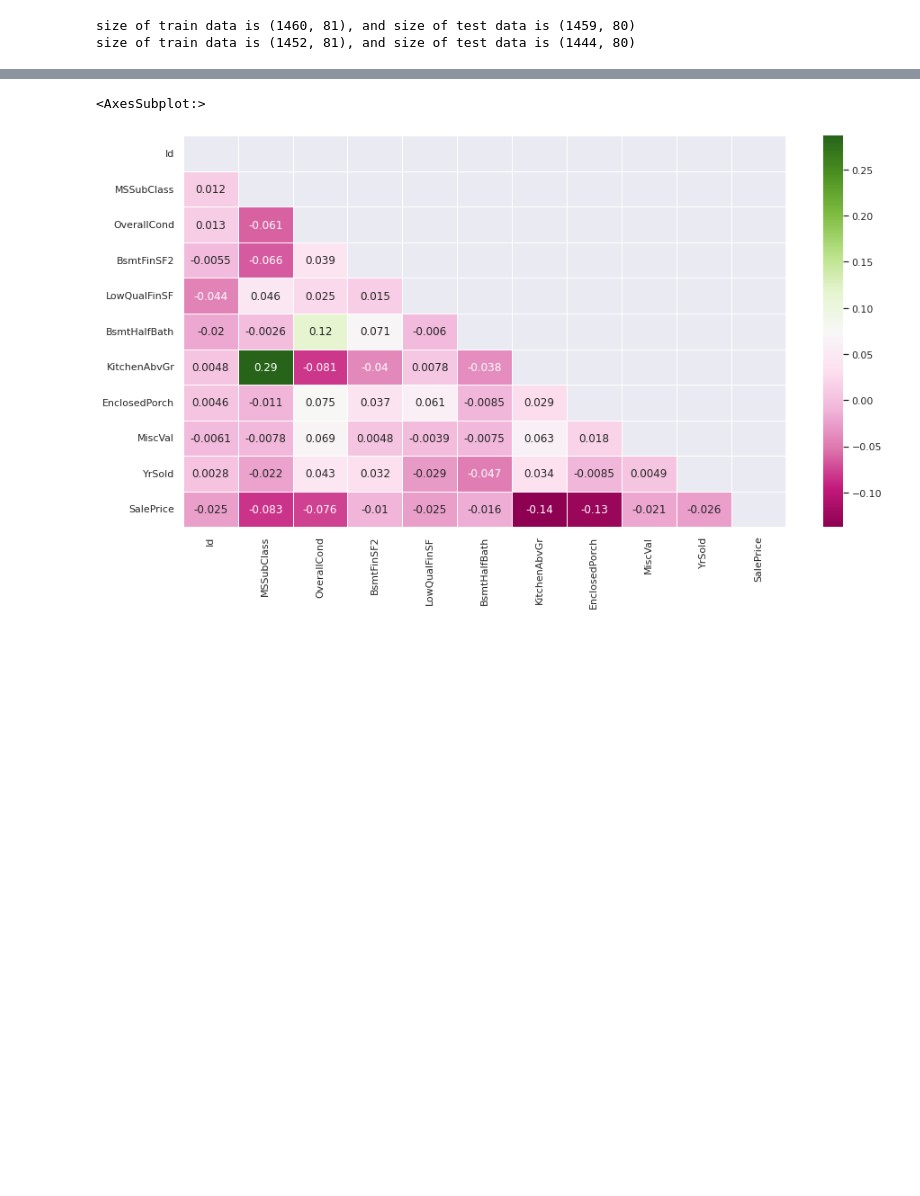
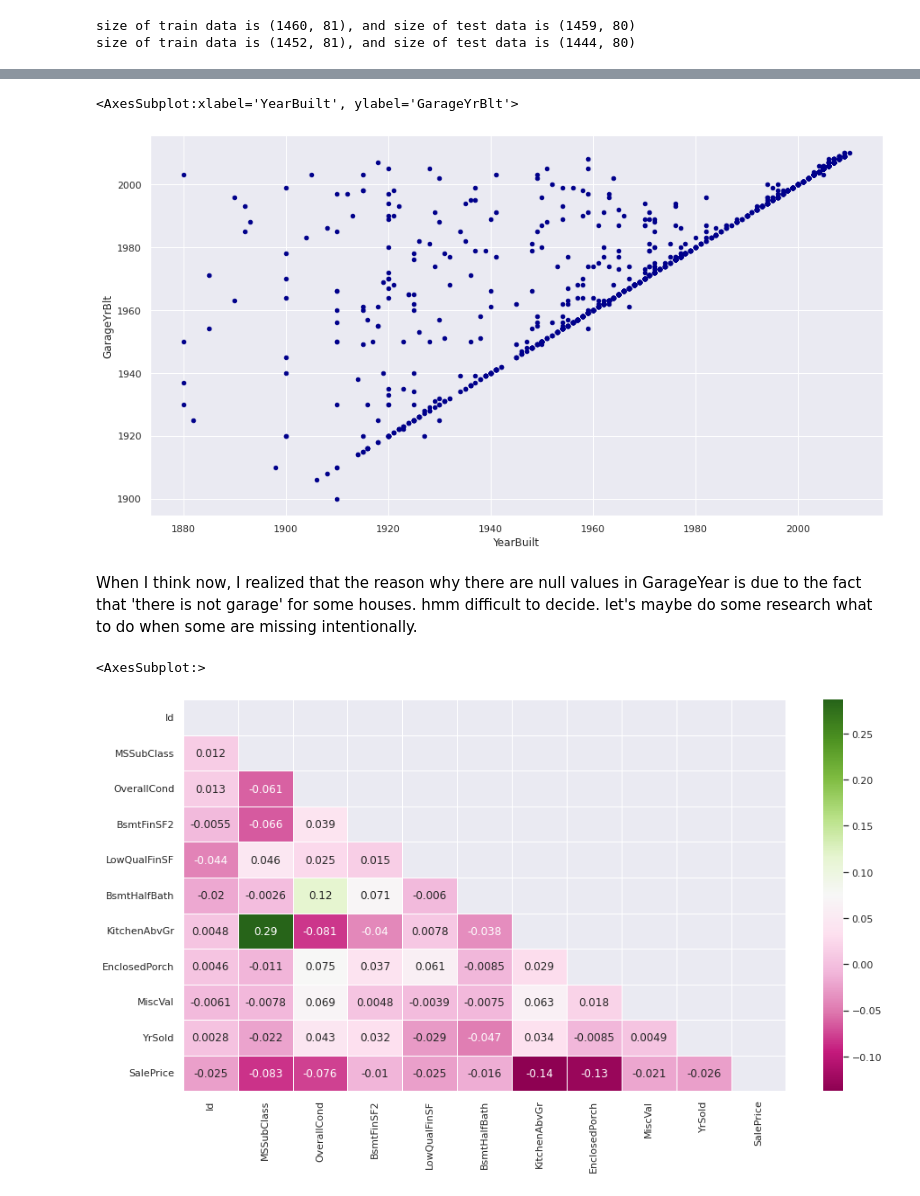
Before and after one commit to gihonglee/hosing_price_prediction, a Jupyter notebook: housing-price-prediction.ipynb, the cells around one changed output, grey strips where cells are left out. Cells and saved outputs as stored; diff of their text form; code cells hidden in the pictures; blank space fills up the shorter version.

```diff
--- a/housing-price-prediction.ipynb
+++ b/housing-price-prediction.ipynb
@@ -229,3 +226,11 @@ find_corr(train_df, 'GarageYrBlt', 0)
+# %%
+train_df[['YearBuilt','GarageYrBlt']].plot.scatter(x='YearBuilt',y='GarageYrBlt',c='DarkBlue')
+# %% [output]
+<AxesSubplot:xlabel='YearBuilt', ylabel='GarageYrBlt'>
+[figure, added]
+# %% [markdown]
+When I think now, I realized that the reason why there are null values in GarageYear is due to the fact that 'there is not garage' for some houses. hmm difficult to decide.
+let's maybe do some research what to do when some are missing intentionally.
 # %%
 
 neg_vec = list(corr_vec[corr_vec['SalePrice'] < 0].index)
```
Also changed, not shown: parts of 3 cells of this notebook.
